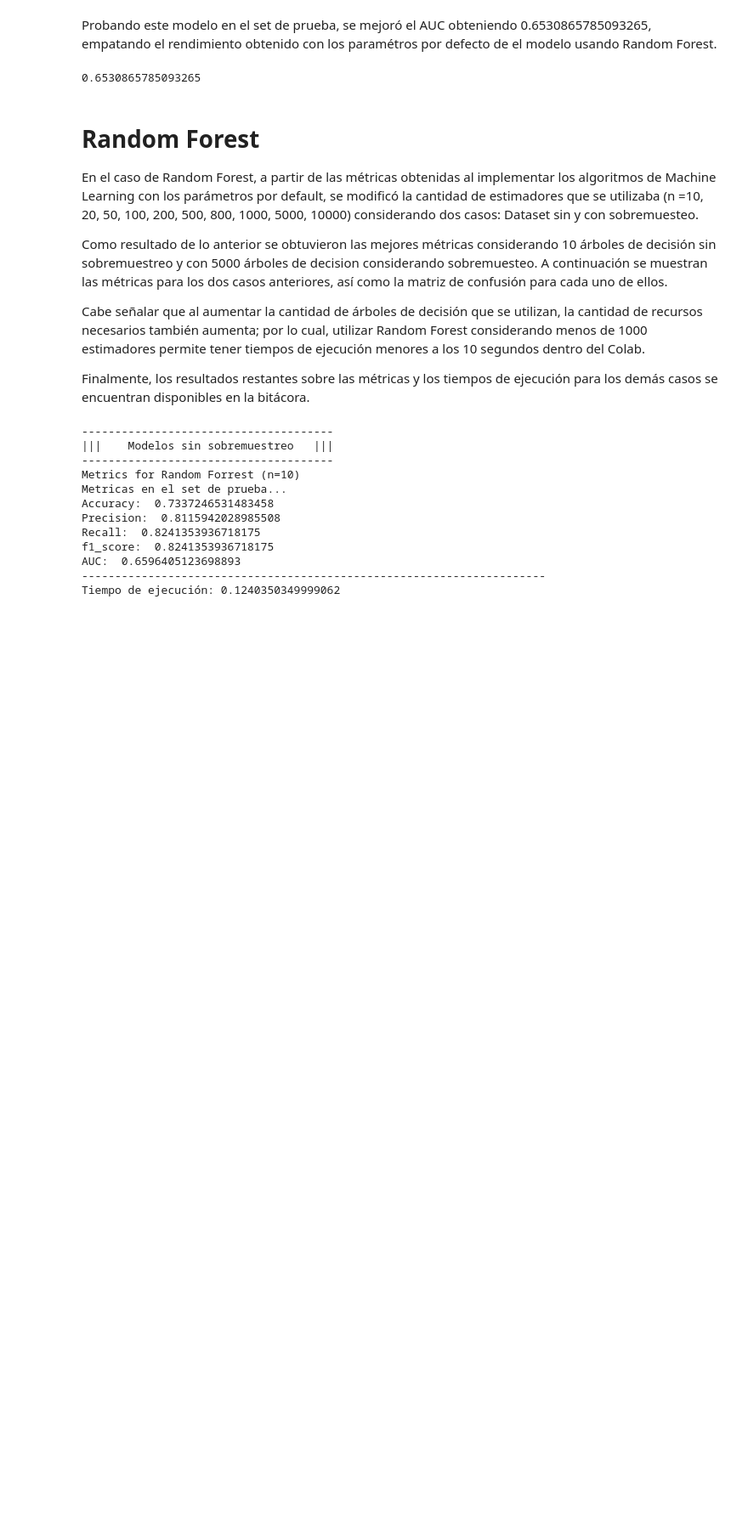
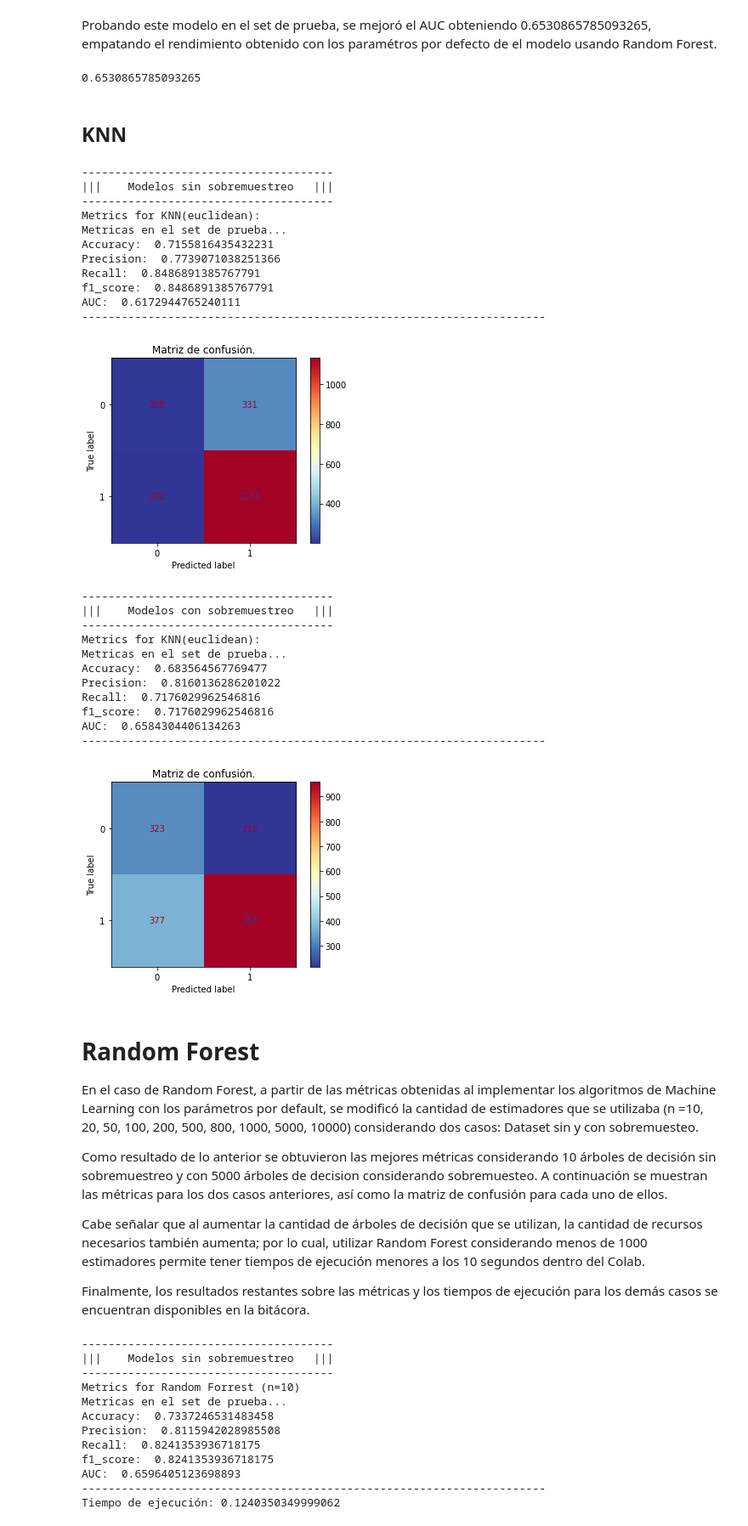
Before and after one commit to DiegoCorona/BEDU-Proyecto-Final-Estudio-de-mercado-de-Apps-M-viles-y-predicci-n-de-xito-, a Jupyter notebook: Estudio_de_mercado_de_Apps_Móviles_y_predicción_de_exito.ipynb, the cells around one changed output. Shown: that part at 85% size. Cells and saved outputs as stored; diff of their text form; code cells hidden in the pictures; blank space fills up the shorter version.

```diff
--- a/Estudio_de_mercado_de_Apps_Móviles_y_predicción_de_exito.ipynb
+++ b/Estudio_de_mercado_de_Apps_Móviles_y_predicción_de_exito.ipynb
@@ -600,3 +644,79 @@ roc_auc_score(y_test, pred_scaled)
+# %% [markdown]
+## KNN
+# %%
+import pandas as pd
+import numpy as np
+import matplotlib.pyplot as plt
+
+
+data = pd.read_csv('/content/drive/MyDrive/Dataset Proyecto/Bedu_Proyecto_Modulo_4/Dataset_limpio.csv', index_col=0)
+
+expanded = pd.get_dummies(data = data, columns = ['Categoria'])
+expanded = expanded.drop(columns = ['App', 'Rating_del_contenido', 'Ultimo_updated', 'Anio_ultimo_updated','Version_actual', 'Version_Android', 'Rating'])
+
+X = expanded.drop(columns= ['Exito_app'])
+y = expanded['Exito_app']
+
+X_norm = X.copy()
+X_norm['Reviews'] = (X['Reviews'] - X['Reviews'].mean())/X['Reviews'].std()
+X_norm['Instalaciones_minimas_estimadas'] = (X['Instalaciones_minimas_estimadas'] - X['Instalaciones_minimas_estimadas'].mean())/X['Instalaciones_minimas_estimadas'].std()
+X_norm['Tamanio_MB'] = (X['Tamanio_MB'] - X['Tamanio_MB'].mean())/X['Tamanio_MB'].std()
+X_norm['Precio'] = (X['Precio'])/(X['Precio'].max()-X['Precio'].min())
+
+
+
+from sklearn.model_selection import train_test_split
+
+
+X_train, X_test, y_train, y_test = train_test_split(X, y,
+                                                    test_size = 0.2,
+                                                    random_state=9)
+
+
+
+print('-'*38)
+print('|||    Modelos sin sobremuestreo   |||')
+print('-'*38)
+alg_ML(X_train, y_train, X_test, y_test, binary = True)
+
+#Importamos los paquetes
+from imblearn.over_sampling import RandomOverSampler, SMOTE
+#Inicialización de los métodos de sobremuestreo
+#SMOTE
+smote = SMOTE(random_state = 1)
+
+#SMOTE. Genera nuevas muestras sintéticas
+dataSmote, targetSmote = smote.fit_resample(X_train ,y_train)
+
+print('-'*38)
+print('|||    Modelos con sobremuestreo   |||')
+print('-'*38)
+alg_ML(dataSmote, targetSmote, X_test, y_test, binary= True)
+# %% [output]
+--------------------------------------
+|||    Modelos sin sobremuestreo   |||
+--------------------------------------
+Metrics for KNN(euclidean):
+Metricas en el set de prueba...
+Accuracy:  0.7155816435432231
+Precision:  0.7739071038251366
+Recall:  0.8486891385767791
+f1_score:  0.8486891385767791
+AUC:  0.6172944765240111
+----------------------------------------------------------------------
+[figure, added]
+--------------------------------------
+|||    Modelos con sobremuestreo   |||
+--------------------------------------
+Metrics for KNN(euclidean):
+Metricas en el set de prueba...
+Accuracy:  0.683564567769477
+Precision:  0.8160136286201022
+Recall:  0.7176029962546816
+f1_score:  0.7176029962546816
+AUC:  0.6584304406134263
+----------------------------------------------------------------------
+[figure, added]
 # %% [markdown]
 # Random Forest
 
```
Also changed, not shown: parts of 2 cells of this notebook.
